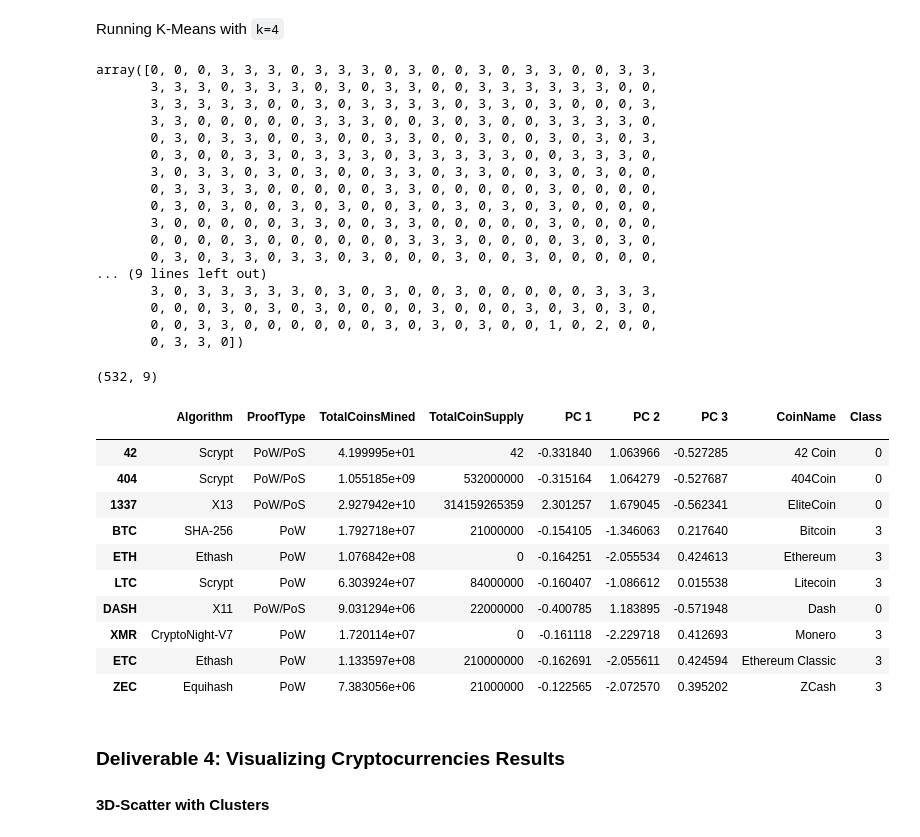
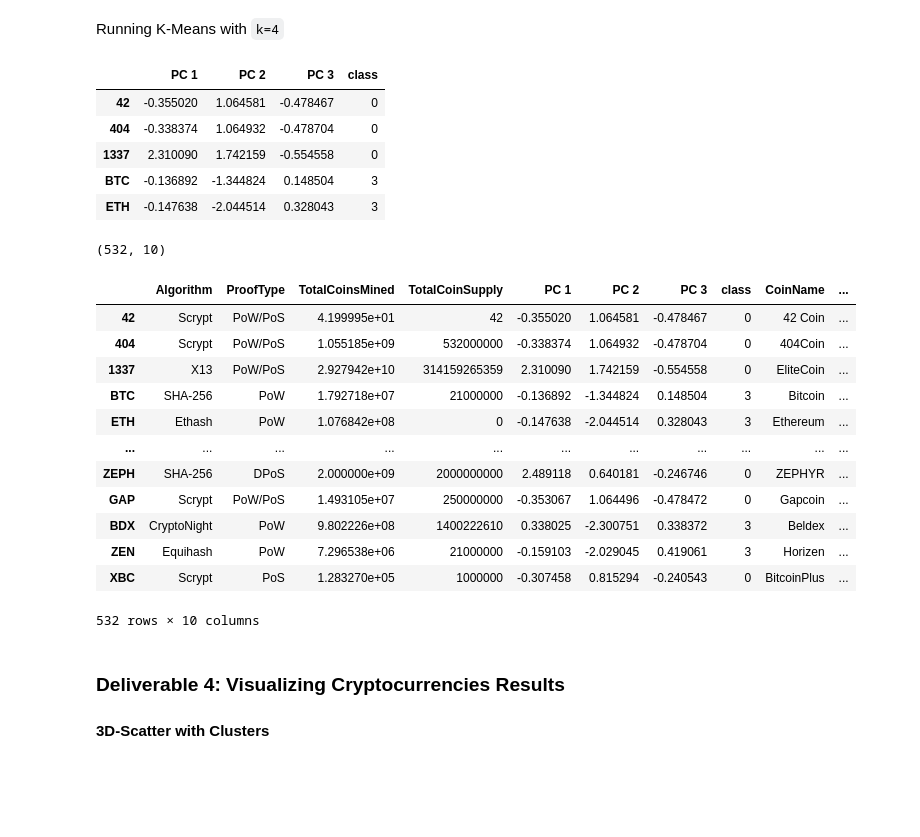
Before and after one commit to emadnhasan/Cryptocurrencies, a Jupyter notebook: Resources/crypto_clustering.ipynb.ipynb, the cells around one changed output. Cells and saved outputs as stored; diff of their text form; code cells hidden in the pictures; blank space fills up the shorter version.

```diff
--- a/Resources/crypto_clustering.ipynb.ipynb
+++ b/Resources/crypto_clustering.ipynb.ipynb
@@ -57,6 +56,3 @@ traded_crypto_df.head()
-# %%
-traded_crypto_df = traded_crypto_df.rename(columns={'Unnamed: 0': ''})
-traded_crypto_df = traded_crypto_df.set_index('')
 # %%
 # Keep all the cryptocurrencies that have a working algorithm.
 traded_crypto_df = traded_crypto_df.dropna(subset=['Algorithm'])
@@ -156,6 +140,6 @@ X.head()
 5 rows × 98 columns
 # %%
 # Standardize the data with StandardScaler().
-X_scaled = StandardScaler().fit_transform(X)
-print(X_scaled)
+crypto_scaled = StandardScaler().fit_transform(X)
+print(crypto_scaled[0:5])
 # %% [output]
@@ -177,6 +165,6 @@ print(X_scaled)
 # %%
 # Using PCA to reduce dimension to three principal components.
 pca = PCA(n_components=3)
-crypto_pca = pca.fit_transform(X_scaled)
+crypto_pca = pca.fit_transform(crypto_scaled)
 crypto_pca
 # %% [output]
@@ -235,53 +222,45 @@ model.fit(pcs_df)
 # Predict clusters
 predictions = model.predict(pcs_df)
 
-predictions
+# Add the predicted class columns
+pcs_df["class"] = model.labels_
+pcs_df.head()
 # %% [output]
-array([0, 0, 0, 3, 3, 3, 0, 3, 3, 3, 0, 3, 0, 0, 3, 0, 3, 3, 0, 0, 3, 3,
-       3, 3, 3, 0, 3, 3, 3, 0, 3, 0, 3, 3, 0, 0, 3, 3, 3, 3, 3, 3, 0, 0,
-       3, 3, 3, 3, 3, 0, 0, 3, 0, 3, 3, 3, 3, 0, 3, 3, 0, 3, 0, 0, 0, 3,
-       3, 3, 0, 0, 0, 0, 0, 3, 3, 3, 0, 0, 3, 0, 3, 0, 0, 3, 3, 3, 3, 0,
-       0, 3, 0, 3, 3, 0, 0, 3, 0, 0, 3, 3, 0, 0, 3, 0, 0, 3, 0, 3, 0, 3,
-       0, 3, 0, 0, 3, 3, 0, 3, 3, 3, 0, 3, 3, 3, 3, 3, 0, 0, 3, 3, 3, 0,
-       3, 0, 3, 3, 0, 3, 0, 3, 0, 0, 3, 3, 0, 3, 3, 0, 0, 3, 0, 3, 0, 0,
-       0, 3, 3, 3, 3, 0, 0, 0, 0, 0, 3, 3, 0, 0, 0, 0, 0, 3, 0, 0, 0, 0,
-       0, 3, 0, 3, 0, 0, 3, 0, 3, 0, 0, 3, 0, 3, 0, 3, 0, 3, 0, 0, 0, 0,
-       3, 0, 0, 0, 0, 0, 3, 3, 0, 0, 3, 3, 0, 0, 0, 0, 0, 3, 0, 0, 0, 0,
-       0, 0, 0, 0, 3, 0, 0, 0, 0, 0, 0, 3, 3, 3, 0, 0, 0, 0, 3, 0, 3, 0,
-       0, 3, 0, 3, 3, 0, 3, 3, 0, 3, 0, 0, 0, 3, 0, 0, 3, 0, 0, 0, 0, 0,
-... (9 lines left out)
-       3, 0, 3, 3, 3, 3, 3, 0, 3, 0, 3, 0, 0, 3, 0, 0, 0, 0, 0, 3, 3, 3,
-       0, 0, 0, 3, 0, 3, 0, 3, 0, 0, 0, 0, 3, 0, 0, 0, 3, 0, 3, 0, 3, 0,
-       0, 0, 3, 3, 0, 0, 0, 0, 0, 0, 3, 0, 3, 0, 3, 0, 0, 1, 0, 2, 0, 0,
-       0, 3, 3, 0])
+|  | PC 1 | PC 2 | PC 3 | class |
+| 42 | -0.355020 | 1.064581 | -0.478467 | 0 |
+| 404 | -0.338374 | 1.064932 | -0.478704 | 0 |
+| 1337 | 2.310090 | 1.742159 | -0.554558 | 0 |
+| BTC | -0.136892 | -1.344824 | 0.148504 | 3 |
+| ETH | -0.147638 | -2.044514 | 0.328043 | 3 |
 # %%
 # Create a new DataFrame including predicted clusters and cryptocurrencies features.
 # Concatentate the crypto_df and pcs_df DataFrames on the same columns.
-clustered_df = pd.concat([traded_crypto_df, pcs_df], axis=1)
+clustered_df = pd.concat([traded_crypto_df, pcs_df], ignore_index=False, axis=1, join='inner')
 
-# STEP 5: Add a new column, "CoinName" to the clustered_df DataFrame that holds the names of the cryptocurrencies.
-clustered_df['CoinName'] = crypto_name_df
+#  Add a new column, "CoinName" to the clustered_df DataFrame that holds the names of the cryptocurrencies.
+clustered_df=pd.concat([clustered_df, crypto_name_df], ignore_index=False, axis=1)
 
-# STEP 6: Add a new column, "Class" to the clustered_df DataFrame that holds the predictions.
-clustered_df['Class'] = predictions
+#  Add a new column, "Class" to the clustered_df DataFrame that holds the predictions.
+clustered_df["Class"] = model.labels_
 
 # Print the shape of the clustered_df
 print(clustered_df.shape)
-clustered_df.head(10)
+clustered_df
 # %% [output]
-(532, 9)
+(532, 10)
-|  | Algorithm | ProofType | TotalCoinsMined | TotalCoinSupply | PC 1 | PC 2 | PC 3 | CoinName | Class |
-|  |  |  |  |  |  |  |  |  |  |
-| 42 | Scrypt | PoW/PoS | 4.199995e+01 | 42 | -0.331840 | 1.063966 | -0.527285 | 42 Coin | 0 |
-| 404 | Scrypt | PoW/PoS | 1.055185e+09 | 532000000 | -0.315164 | 1.064279 | -0.527687 | 404Coin | 0 |
-| 1337 | X13 | PoW/PoS | 2.927942e+10 | 314159265359 | 2.301257 | 1.679045 | -0.562341 | EliteCoin | 0 |
-| BTC | SHA-256 | PoW | 1.792718e+07 | 21000000 | -0.154105 | -1.346063 | 0.217640 | Bitcoin | 3 |
-| ETH | Ethash | PoW | 1.076842e+08 | 0 | -0.164251 | -2.055534 | 0.424613 | Ethereum | 3 |
-| LTC | Scrypt | PoW | 6.303924e+07 | 84000000 | -0.160407 | -1.086612 | 0.015538 | Litecoin | 3 |
-| DASH | X11 | PoW/PoS | 9.031294e+06 | 22000000 | -0.400785 | 1.183895 | -0.571948 | Dash | 0 |
-| XMR | CryptoNight-V7 | PoW | 1.720114e+07 | 0 | -0.161118 | -2.229718 | 0.412693 | Monero | 3 |
-| ETC | Ethash | PoW | 1.133597e+08 | 210000000 | -0.162691 | -2.055611 | 0.424594 | Ethereum Classic | 3 |
-| ZEC | Equihash | PoW | 7.383056e+06 | 21000000 | -0.122565 | -2.072570 | 0.395202 | ZCash | 3 |
+|  | Algorithm | ProofType | TotalCoinsMined | TotalCoinSupply | PC 1 | PC 2 | PC 3 | class | CoinName | ... |
+| 42 | Scrypt | PoW/PoS | 4.199995e+01 | 42 | -0.355020 | 1.064581 | -0.478467 | 0 | 42 Coin | ... |
+| 404 | Scrypt | PoW/PoS | 1.055185e+09 | 532000000 | -0.338374 | 1.064932 | -0.478704 | 0 | 404Coin | ... |
+| 1337 | X13 | PoW/PoS | 2.927942e+10 | 314159265359 | 2.310090 | 1.742159 | -0.554558 | 0 | EliteCoin | ... |
+| BTC | SHA-256 | PoW | 1.792718e+07 | 21000000 | -0.136892 | -1.344824 | 0.148504 | 3 | Bitcoin | ... |
+| ETH | Ethash | PoW | 1.076842e+08 | 0 | -0.147638 | -2.044514 | 0.328043 | 3 | Ethereum | ... |
+| ... | ... | ... | ... | ... | ... | ... | ... | ... | ... | ... |
+| ZEPH | SHA-256 | DPoS | 2.000000e+09 | 2000000000 | 2.489118 | 0.640181 | -0.246746 | 0 | ZEPHYR | ... |
+| GAP | Scrypt | PoW/PoS | 1.493105e+07 | 250000000 | -0.353067 | 1.064496 | -0.478472 | 0 | Gapcoin | ... |
+| BDX | CryptoNight | PoW | 9.802226e+08 | 1400222610 | 0.338025 | -2.300751 | 0.338372 | 3 | Beldex | ... |
+| ZEN | Equihash | PoW | 7.296538e+06 | 21000000 | -0.159103 | -2.029045 | 0.419061 | 3 | Horizen | ... |
+| XBC | Scrypt | PoS | 1.283270e+05 | 1000000 | -0.307458 | 0.815294 | -0.240543 | 0 | BitcoinPlus | ... |
+532 rows × 10 columns
 # %% [markdown]
 ### Deliverable 4: Visualizing Cryptocurrencies Results
 
```
Also changed, not shown: parts of 15 cells of this notebook.
